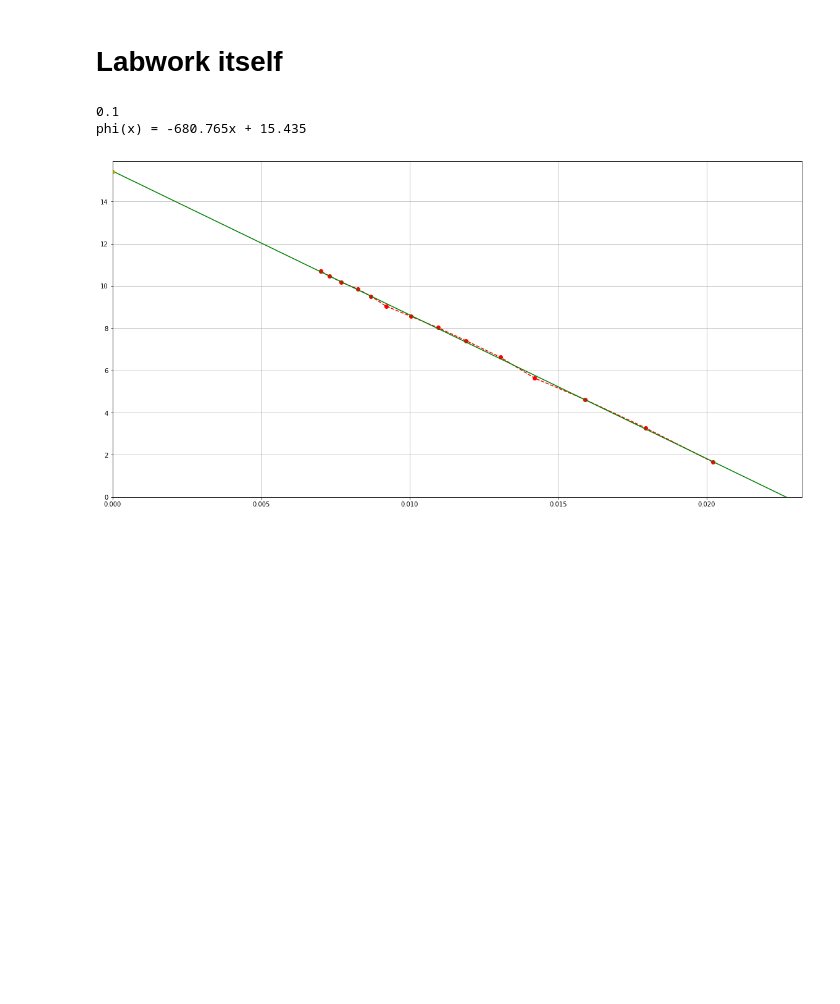
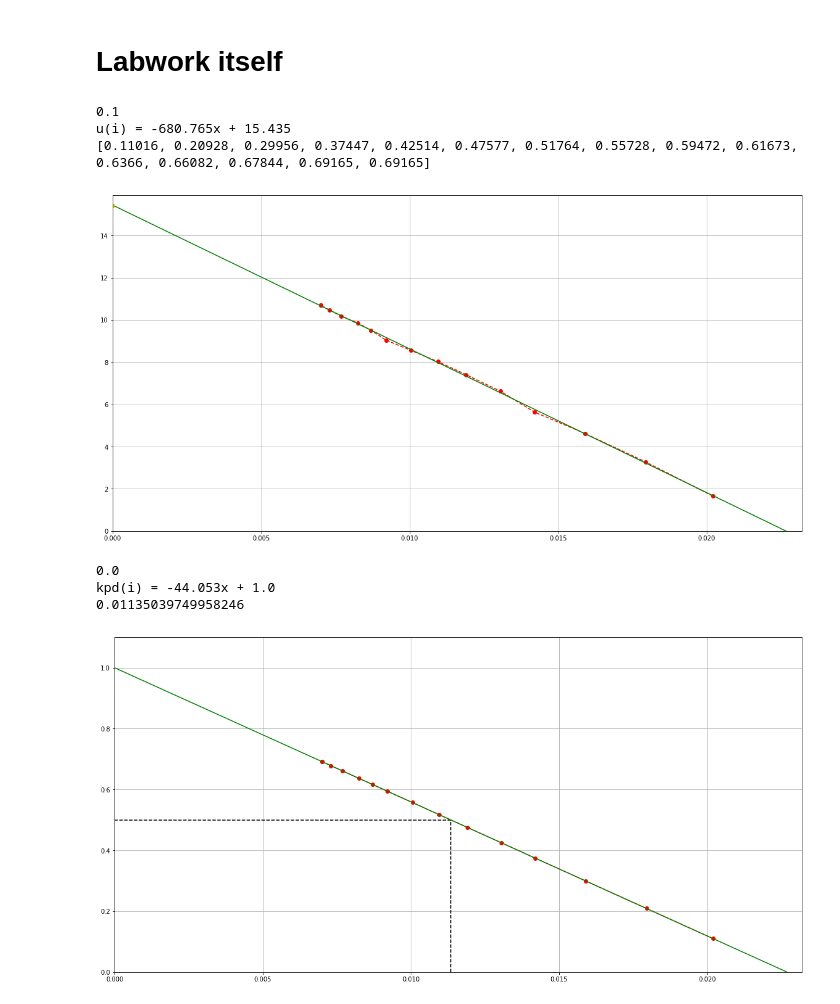
Before and after one commit to johnny-keker/physics, a Jupyter notebook: lab3/lab3.ipynb, the cells around one changed output. Cells and saved outputs as stored; diff of their text form; code cells hidden in the pictures; blank space fills up the shorter version.

```diff
--- a/lab3/Untitled.ipynb
+++ b/lab3/lab3.ipynb
@@ -87,32 +87,57 @@ linear_u_i = linear_approximation(i_mean, u_mean)
 ys_linear_u_i = linear(i_mean, linear_u_i[0], linear_u_i[1])
 square_delta_u_i = round(square_deviation(epsilon(u_mean, ys_linear_u_i)), 1)
 print(square_delta_u_i)
-print(f"phi(x) = {round(linear_u_i[0], 3)}x + {round(linear_u_i[1], 3)}")
+print(f"u(i) = {round(linear_u_i[0], 3)}x + {round(linear_u_i[1], 3)}")
 
 epsilon_source = round(linear([0], linear_u_i[0], linear_u_i[1])[0], 1)
 i_k = round(linear_u_i[1] / -linear_u_i[0], 4)
 inner_resistance = round(epsilon_source / i_k, 1)
 
 p1 = np.array([round(i * epsilon_source - i**2 * inner_resistance, 5) for i in i_mean])
 p2 = np.array([round(i**2 * inner_resistance, 5) for i in i_mean])
 p = [round(np.sum([p1[i], p2[i]]), 5) for i in range(len(p1))]
 kpd = [round(p1[i] / p[i], 5) for i in range(len(p))]
+print(kpd)
 #print(f"{p1}\n\n{p2}\n\n{p}\n\n{kpd}")
 
 plot_x = np.array(np.arange(0, i_k, step = 0.00001))
 
 plt.figure(figsize=(20,10))
 plt.plot(i_mean, u_mean, 'ro--',
          plot_x, linear(plot_x, linear_u_i[0], linear_u_i[1]), 'g',
          0.0, epsilon_source, 'yo')
 #plt.vlines(i_mean, 0, u_mean, linestyle="dashed")
 #plt.hlines(u_mean, 0, i_mean, linestyle="dashed")
 ax = plt.gca()
 ax.set_autoscale_on(False)
 ax.axis([0, i_k + 0.0005, 0, epsilon_source + 0.5])
 plt.grid()
 plt.show()
+
+linear_kpd_i = linear_approximation(i_mean, kpd)
+ys_linear_kpd_i = linear(i_mean, linear_kpd_i[0], linear_kpd_i[1])
+square_delta_kpd_i = round(square_deviation(epsilon(kpd, ys_linear_kpd_i)), 1)
+print(square_delta_kpd_i)
+print(f"kpd(i) = {round(linear_kpd_i[0], 3)}x + {round(linear_kpd_i[1], 3)}")
+
+plt.figure(figsize=(20,10))
+plt.plot(i_mean, kpd, 'ro--',
+         plot_x, linear(plot_x, linear_kpd_i[0], linear_kpd_i[1]), 'g')
+         #0.0, epsilon_source, 'yo')
+print((0.5 - linear_kpd_i[1]) / linear_kpd_i[0])
+plt.vlines((0.5 - linear_kpd_i[1]) / linear_kpd_i[0], 0, 0.5, linestyle="dashed")
+plt.hlines(0.5, 0, (0.5 - linear_kpd_i[1]) / linear_kpd_i[0], linestyle="dashed")
+ax = plt.gca()
+ax.set_autoscale_on(False)
+ax.axis([0, i_k + 0.0005, 0, 1.1])
+plt.grid()
+plt.show()
 # %% [output]
 0.1
-phi(x) = -680.765x + 15.435
+u(i) = -680.765x + 15.435
+[0.11016, 0.20928, 0.29956, 0.37447, 0.42514, 0.47577, 0.51764, 0.55728, 0.59472, 0.61673, 0.6366, 0.66082, 0.67844, 0.69165, 0.69165]
 [figure]
+0.0
+kpd(i) = -44.053x + 1.0
+0.01135039749958246
+[figure, added]
```
